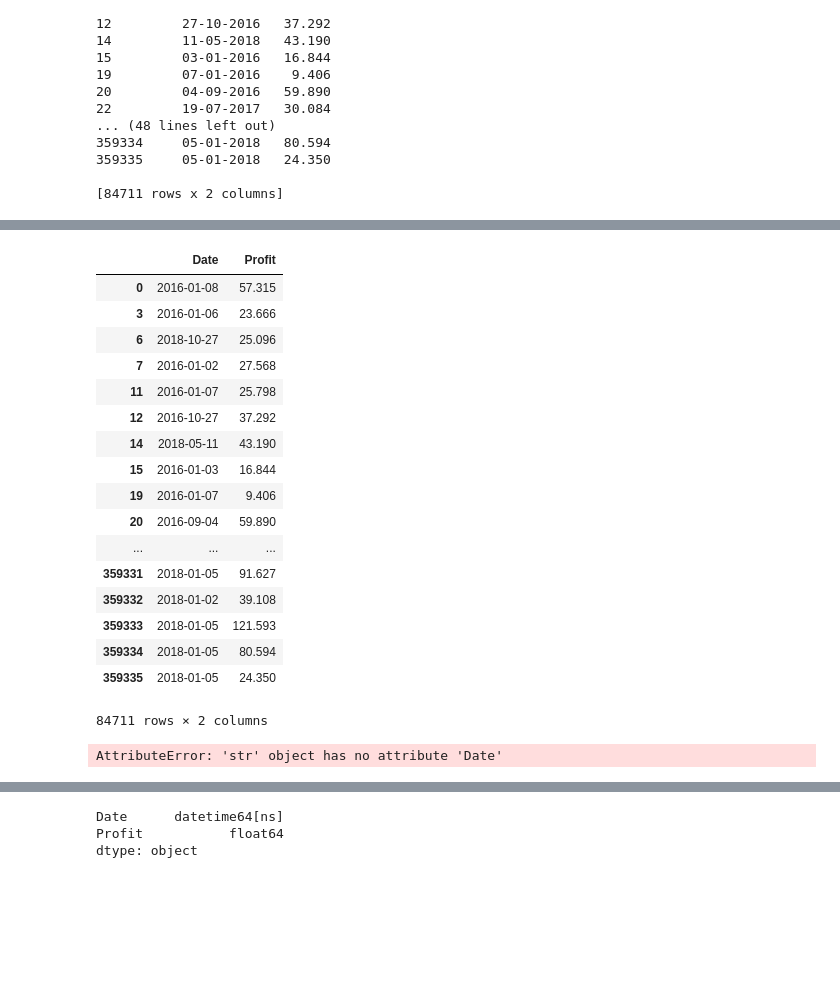
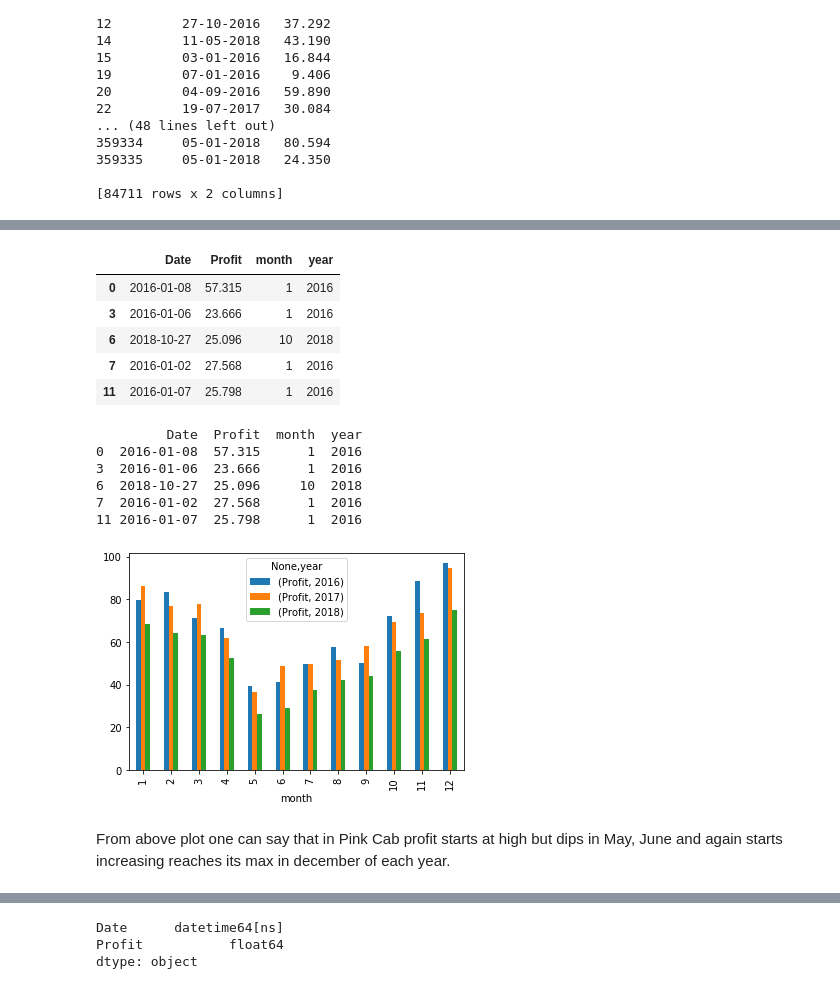
Before and after one commit to Rash1425/DataSets, a Jupyter notebook: G2M_cab_data_Analysis.ipynb, the cells around one changed output, grey strips where cells are left out. Saved outputs shown, nothing was run; the diff lists cells and outputs as text; code cells hidden in the pictures; blank space fills up the shorter version.

```diff
--- a/G2M_cab_data_Analysis.ipynb
+++ b/G2M_cab_data_Analysis.ipynb
@@ -412,30 +394,31 @@ print(ts)
 
 ts["Date"]=pd.to_datetime(ts.Date,format='%d-%m-%Y')
 # %%
-ts
+ts.head()
 # %% [output]
-|  | Date | Profit |
-| 0 | 2016-01-08 | 57.315 |
-| 3 | 2016-01-06 | 23.666 |
-| 6 | 2018-10-27 | 25.096 |
-| 7 | 2016-01-02 | 27.568 |
-| 11 | 2016-01-07 | 25.798 |
-| 12 | 2016-10-27 | 37.292 |
-| 14 | 2018-05-11 | 43.190 |
-| 15 | 2016-01-03 | 16.844 |
-| 19 | 2016-01-07 | 9.406 |
-| 20 | 2016-09-04 | 59.890 |
-| ... | ... | ... |
-| 359331 | 2018-01-05 | 91.627 |
-| 359332 | 2018-01-02 | 39.108 |
-| 359333 | 2018-01-05 | 121.593 |
-| 359334 | 2018-01-05 | 80.594 |
-| 359335 | 2018-01-05 | 24.350 |
+|  | Date | Profit | month | year |
+| 0 | 2016-01-08 | 57.315 | 1 | 2016 |
+| 3 | 2016-01-06 | 23.666 | 1 | 2016 |
+| 6 | 2018-10-27 | 25.096 | 10 | 2018 |
+| 7 | 2016-01-02 | 27.568 | 1 | 2016 |
+| 11 | 2016-01-07 | 25.798 | 1 | 2016 |
-84711 rows × 2 columns
-# %%
-for i in (ts):
-    i['year']=i.Date.dt.year
-    i['month']=i.Datet.dt.month
-    i['day']=i.Datet.dt.day
-# %% [output]
-AttributeError: 'str' object has no attribute 'Date'
+# %%
+ts['month'] = pd.DatetimeIndex(ts['Date']).month
+ts['year'] = pd.DatetimeIndex(ts['Date']).year
+print(ts.head())
+# %% [output]
+         Date  Profit  month  year
+0  2016-01-08  57.315      1  2016
+3  2016-01-06  23.666      1  2016
+6  2018-10-27  25.096     10  2018
+7  2016-01-02  27.568      1  2016
+11 2016-01-07  25.798      1  2016
+# %%
+ts_m=ts.groupby(['month','year'])[['Profit']].mean().unstack().plot(kind='bar')
+#plt.figure(figsize=(100,50))
+
+#print(ts_m)
+# %% [output]
+[figure, added]
+# %% [markdown]
+From above plot one can say that in Pink Cab profit starts at high but dips in May, June and again starts increasing reaches its max in december of each year.
```
Also changed, not shown: parts of 20 cells of this notebook.
